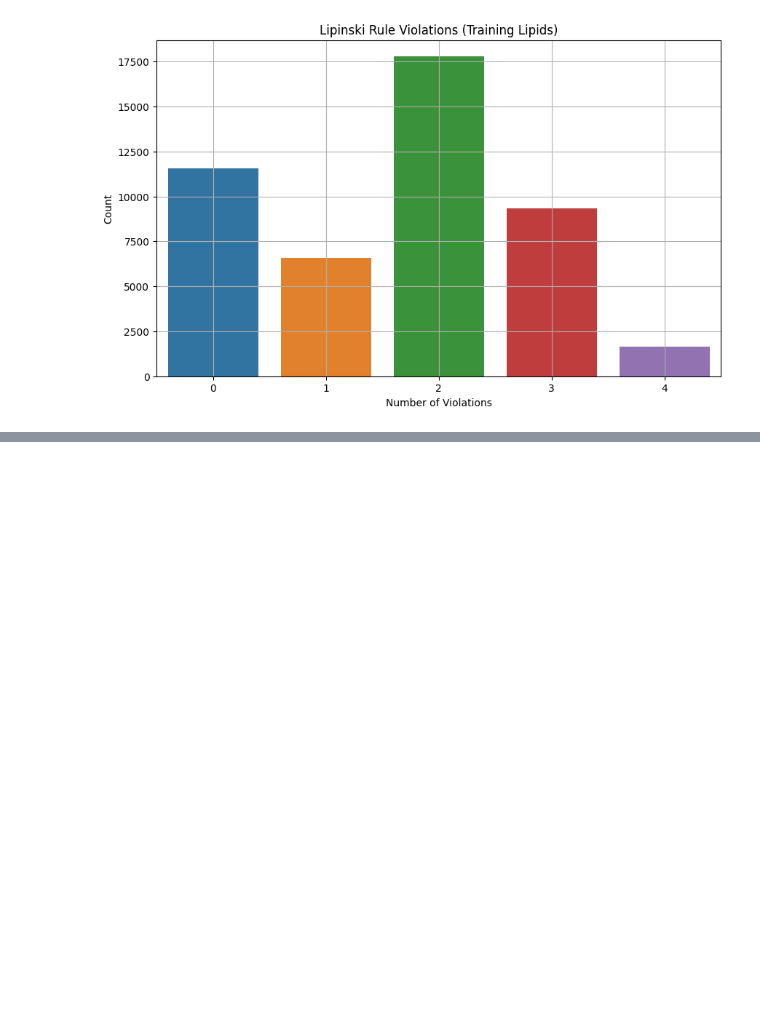
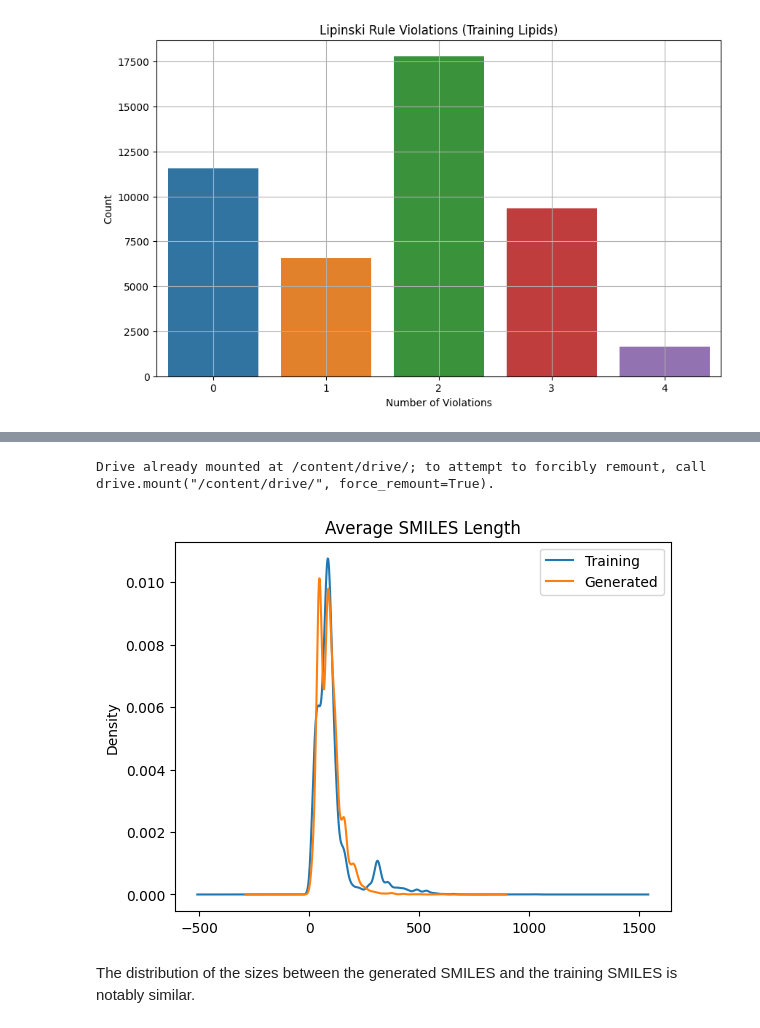
Before and after one commit to DATA-606-2023-FALL-MONDAY/Chen_Ben, a Jupyter notebook: src/project.ipynb, the cells around one changed output, grey strips where cells are left out. Cells and saved outputs as stored; diff of their text form; code cells hidden in the pictures; blank space fills up the shorter version.

```diff
--- a/src/project.ipynb
+++ b/src/project.ipynb
@@ -1257,0 +1301,22 @@ plot_lipinski_violations(training_lipids['Lipinski Violations'], 'Training')
+# %%
+import pandas as pd
+import matplotlib.pyplot as plt
+from google.colab import drive
+
+drive.mount('/content/drive/')
+
+generated_lipids = pd.read_csv('/content/drive/MyDrive/DATA 606/no_overlap.csv')
+training_lipids = pd.read_csv('/content/drive/MyDrive/DATA 606/lipid_maps_clean.csv')
+generated_lipids['length'] = generated_lipids['canonical_smiles'].str.len()
+training_lipids['length'] = training_lipids['smiles'].str.len()
+
+training_lipids['length'].plot(kind='kde', label='Training')
+generated_lipids['length'].plot(kind='kde', label='Generated')
+plt.title('Average SMILES Length')
+plt.legend()
+plt.show()
+# %% [output]
+Drive already mounted at /content/drive/; to attempt to forcibly remount, call drive.mount("/content/drive/", force_remount=True).
+[figure, added]
+# %% [markdown]
+The distribution of the sizes between the generated SMILES and the training SMILES is notably similar.
```
Also changed, not shown: parts of 10 cells of this notebook.
